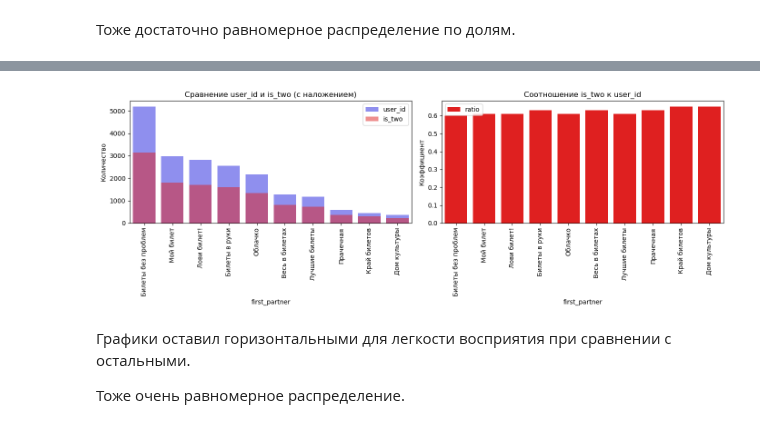
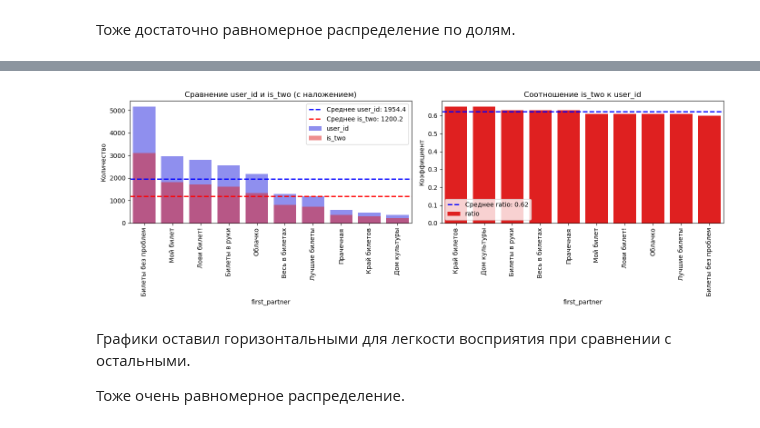
Before and after one commit to Ellestrem/Afisha, a Jupyter notebook: afisha.ipynb, the cells around one changed output, grey strips where cells are left out. Saved outputs shown, nothing was run; the diff lists cells and outputs as text; code cells hidden in the pictures.

```diff
--- a/afisha.ipynb
+++ b/afisha.ipynb
@@ -262,6 +464,6 @@ memory usage: 39.9+ MB
 # %% [markdown]
 Уберем лишние столбцы
 # %%
-df_merged = df_merged.drop(columns=['data', 'curs'])
+df_merged = df_merged.drop(columns=['data', 'curs', 'revenue'])
 # %%
 df = df_merged.copy()
@@ -326,7 +558,7 @@ show_missing_stats(df)
 
 Понизим разрядность данных `int64` и `float64`
 # %%
-for column in ['revenue_rub', 'revenue', 'days_since_prev']:
+for column in ['revenue_rub', 'days_since_prev']:
     df[column] = pd.to_numeric(df[column], errors='coerce', downcast='float')
 for column in ['tickets_count', 'order_id', 'event_id']:
     df[column] = pd.to_numeric(df[column], errors='coerce', downcast='integer')
@@ -414,0 +685,3 @@ np.int64(0)
+# %%
+df = df.drop_duplicates(subset=['user_id', 'order_ts', 'revenue_rub', 'event_id'], keep='first')
+df.info()
@@ -428,0 +724,3 @@ Name: revenue, dtype: float64
+# %%
+df = df[df['revenue_rub'] >= 0]
+df.info()
@@ -1054,30 +1589,50 @@ partner_segments_2
 | 17 | Край билетов | 454 | 296 | 0.65 |
 | 12 | Дом культуры | 356 | 230 | 0.65 |
 # %%
+# Расчет средних значений
+mean_user_id = partner_segments_2['user_id'].mean()
+mean_is_two = partner_segments_2['is_two'].mean()
+mean_ratio = partner_segments_2['ratio'].mean()
+
 fig, axes = plt.subplots(1, 2, figsize=(14, 5))
 
 # График 1: Количество пользователей по партнерам
 sns.barplot(data=partner_segments_2, x='first_partner', y='user_id', ax=axes[0],
             color='blue', alpha=0.5, label='user_id')
 sns.barplot(data=partner_segments_2, x='first_partner', y='is_two', ax=axes[0],
             color='red', alpha=0.5, label='is_two')
+
+# Добавляем линии средних значений на первый график
+axes[0].axhline(y=mean_user_id, color='blue', linestyle='--', linewidth=2,
+                label=f'Среднее user_id: {mean_user_id:.1f}')
+axes[0].axhline(y=mean_is_two, color='red', linestyle='--', linewidth=2,
+                label=f'Среднее is_two: {mean_is_two:.1f}')
+
 axes[0].set_ylabel('Количество')
 axes[0].set_title('Сравнение user_id и is_two (с наложением)')
 axes[0].legend()
 axes[0].tick_params(axis='x', rotation=90)
 
+# Сортировка жанров по убыванию ratio
+sorted_genres = partner_segments_2.sort_values('ratio', ascending=False)['first_partner'].tolist()
+
 # График 2: Соотношение is_two/user_id
 sns.barplot(data=partner_segments_2, x='first_partner', y='ratio', ax=axes[1],
-            color='red', label='ratio')
+            color='red', label='ratio', order=sorted_genres)
+
+# Добавляем линию среднего значения на второй график
+axes[1].axhline(y=mean_ratio, color='blue', linestyle='--', linewidth=2,
+                label=f'Среднее ratio: {mean_ratio:.2f}')
+
 axes[1].set_title('Соотношение is_two к user_id')
 axes[1].set_ylabel('Коэффициент')
 axes[1].tick_params(axis='x', rotation=90)
 axes[1].legend()
 
 plt.tight_layout()
 plt.show()
 # %% [output]
-[figure, old version]
+[figure, new version]
 # %% [markdown]
 Графики оставил горизонтальными для легкости восприятия при сравнении с остальными.
 
```
Also changed, not shown: parts of 104 cells of this notebook.
